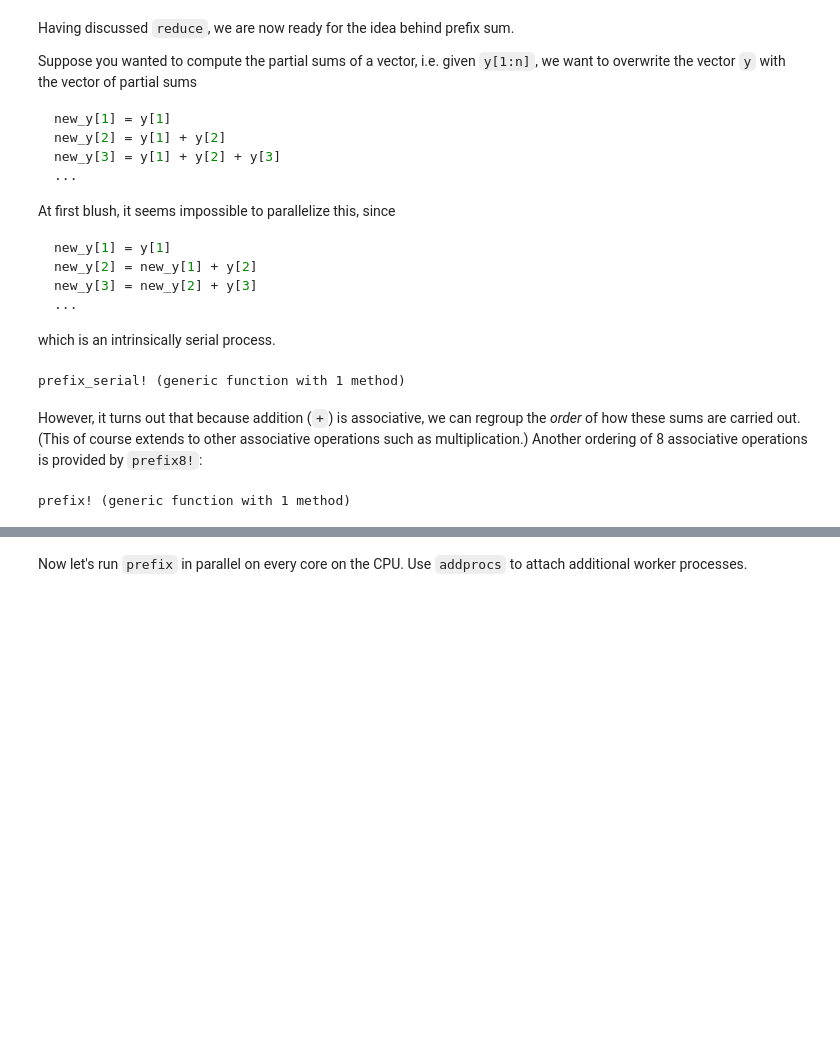
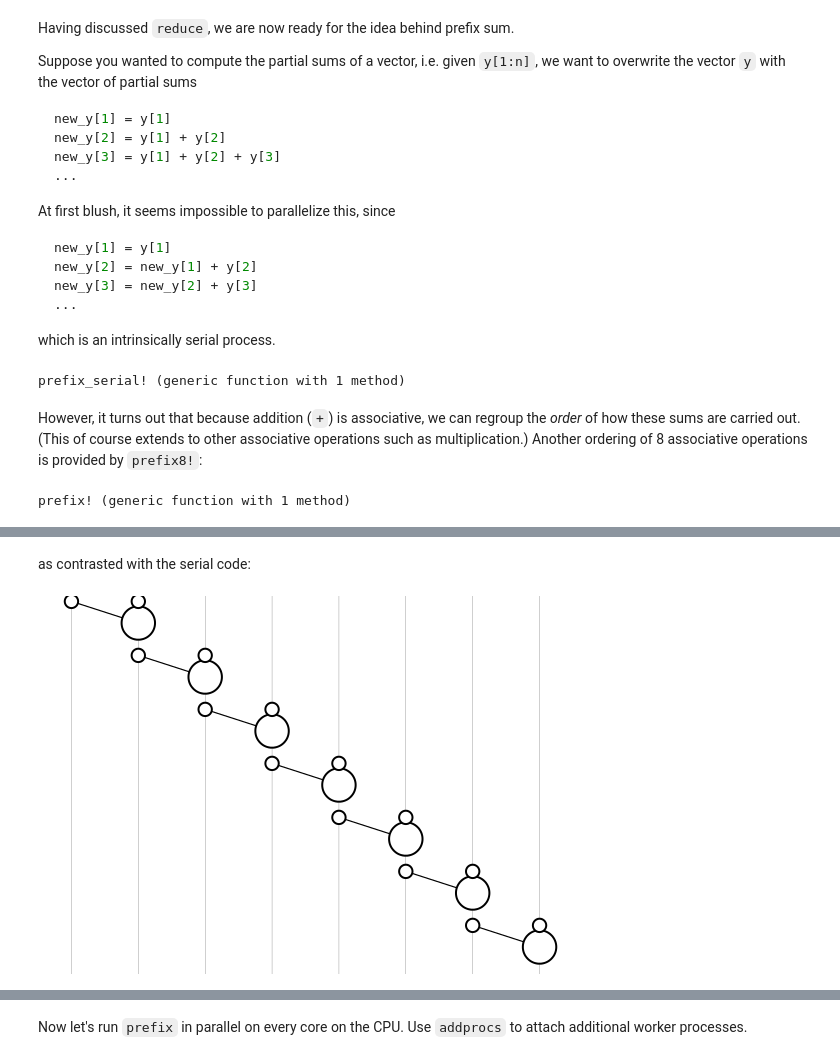
Before and after one commit to jiahao/ijulia-notebooks, a Jupyter notebook: 2014-08-06-parallel-prefix.ipynb, the cells around one changed output, grey strips where cells are left out. Cells and saved outputs as stored; diff of their text form; code cells hidden in the pictures; blank space fills up the shorter version.

```diff
--- a/2014-08-06-parallel-prefix.ipynb
+++ b/2014-08-06-parallel-prefix.ipynb
@@ -214,0 +305,6 @@ Context(BoundingBox(Measure{MeasureNil,MeasureNil}(0.0,MeasureNil(),MeasureNil()
+# %% [markdown]
+as contrasted with the serial code:
+# %%
+render(prefix_serial!(AccessArray(8),+))
+# %% [output]
+[figure, added]
```
Also changed, not shown: parts of 46 cells of this notebook.
